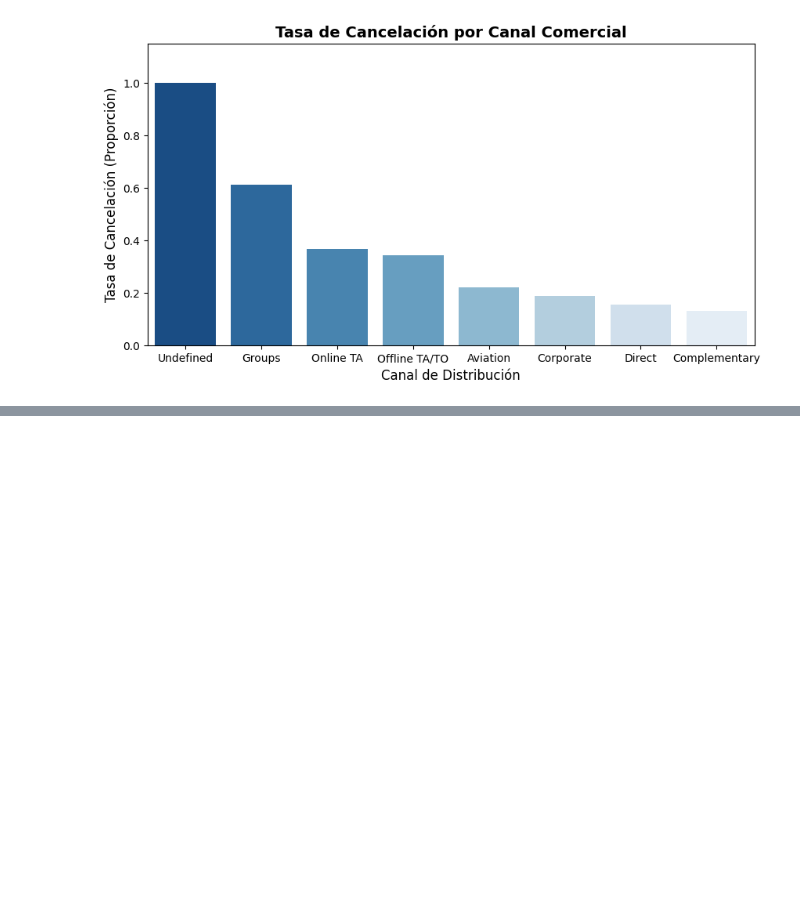
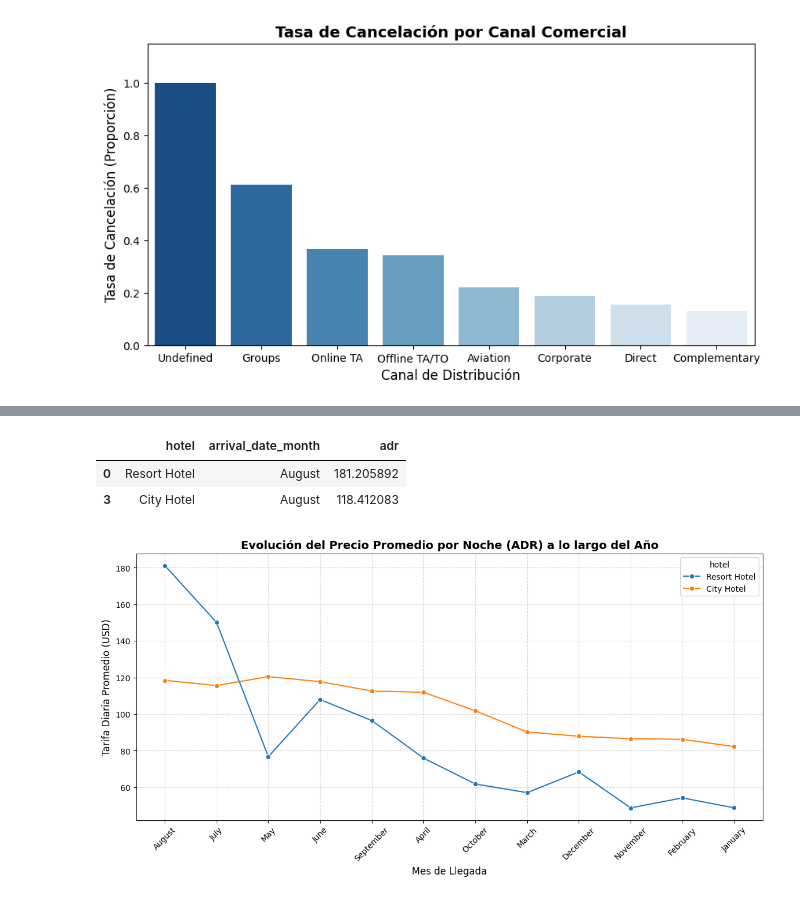
Before and after one commit to luisferdm6/02_analisis_hotelero_pandas, a Jupyter notebook: 01_limpieza_y_agrupaciones_hotel.ipynb, the cells around one changed output, grey strips where cells are left out. Cells and saved outputs as stored; diff of their text form; code cells hidden in the pictures; blank space fills up the shorter version.

```diff
--- a/01_limpieza_y_agrupaciones_hotel.ipynb
+++ b/01_limpieza_y_agrupaciones_hotel.ipynb
@@ -451,0 +478,10 @@ plt.show()
+# %%
+#¿En qué meses del año el hotel logra cobrar la tarifa promedio por noche más alta a los huéspedes que efectivamente se quedan a dormir?
+
+reservas_validas = df_real[df_real['is_canceled']=='No']
+
+precio_mensual = reservas_validas.groupby('arrival_date_month')['adr'].mean().sort_values(ascending=False).reset_index()
+
+precio_mensual['adr'] = precio_mensual['adr'].map('${:.2f}'.format)
+
+precio_mensual
@@ -451,0 +502,31 @@ plt.show()
+# %%
+#Ya sabemos que Agosto es el mes más caro a nivel global ($142.09). Pero, ¿este aumento en verano se debe al Resort Hotel (playa/vacacional) o el City Hotel (negocios/urbano) también sube sus precios al mismo nivel?
+
+adr_por_hotel = reservas_validas.groupby(['hotel', 'arrival_date_month'])['adr'].mean().sort_values(ascending=False).reset_index()
+
+adr_por_hotel[adr_por_hotel['arrival_date_month'] == 'August']
+# %% [output]
+|  | hotel | arrival_date_month | adr |
+| 0 | Resort Hotel | August | 181.205892 |
+| 3 | City Hotel | August | 118.412083 |
+# %%
+plt.figure(figsize=(14,6))
+sns.lineplot(
+    data=adr_por_hotel,
+    x='arrival_date_month',
+    y='adr',
+    hue='hotel',
+    marker='o'
+)
+plt.title(
+    'Evolución del Precio Promedio por Noche (ADR) a lo largo del Año',
+    fontsize=14,
+    fontweight='bold'
+)
+plt.xlabel('Mes de Llegada', fontsize=12)
+plt.ylabel('Tarifa Diaria Promedio (USD)', fontsize=12)
+plt.xticks(rotation=45)
+plt.grid(True, linestyle='--', alpha=0.5)
+plt.show()
+# %% [output]
+[figure, added]
```
Also changed, not shown: parts of 4 cells of this notebook.
